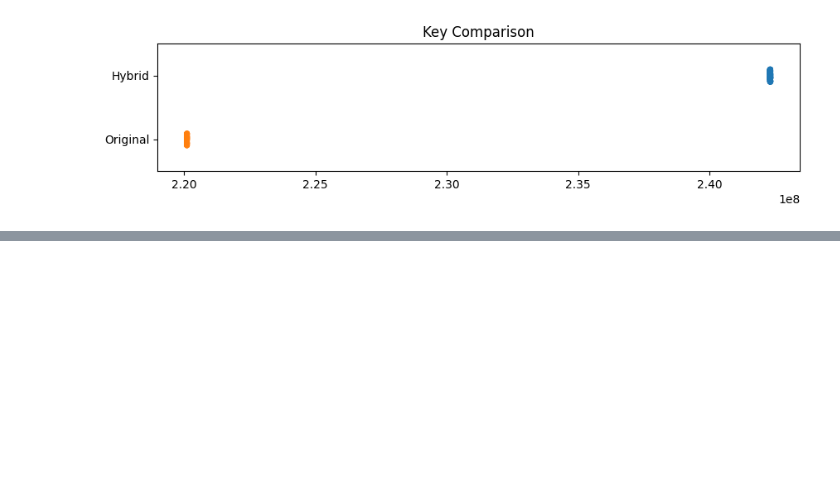
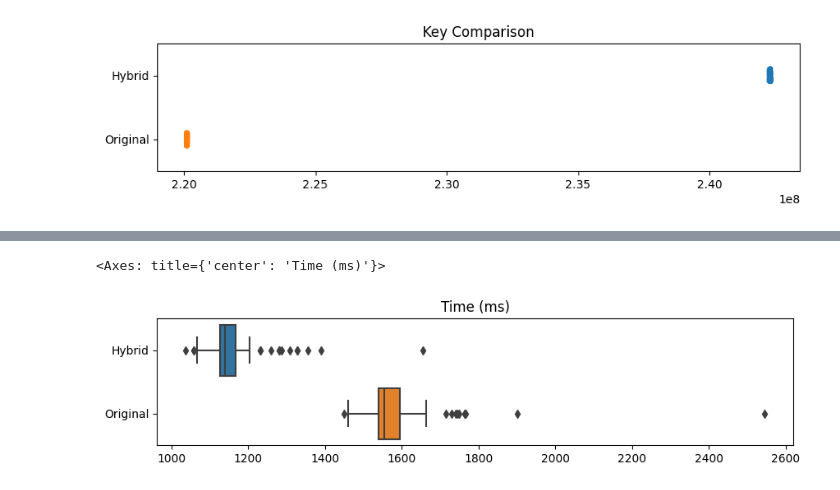
Before and after one commit to pufanyi/SC2001-Example-Class-Group7, a Jupyter notebook: Project1/PartD.ipynb, the cells around one changed output, grey strips where cells are left out. Saved outputs shown, nothing was run; the diff lists cells and outputs as text; code cells hidden in the pictures; blank space fills up the shorter version.

Commit message:
update data

```diff
--- a/Project1/PartD.ipynb
+++ b/Project1/PartD.ipynb
@@ -35,0 +36,7 @@ sns.stripplot(data={"Hybrid": hybrid_time, "Original": original_time}, orient="h
+# %%
+plt.figure(figsize=(10, 2))
+plt.title("Time (ms)")
+sns.boxplot(data=pd.DataFrame({"Hybrid": hybrid_time, "Original": original_time}), orient="h")
+# %% [output]
+<Axes: title={'center': 'Time (ms)'}>
+[figure, added]
```
Also changed, not shown: parts of 1 cell of this notebook, 6 other files.
